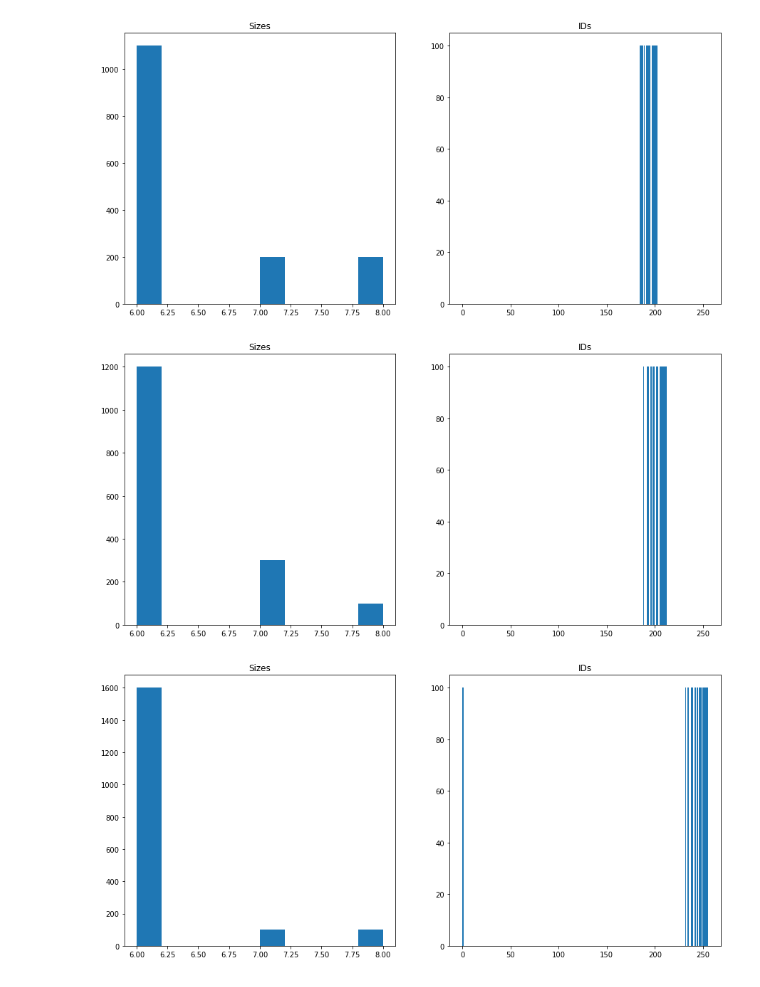
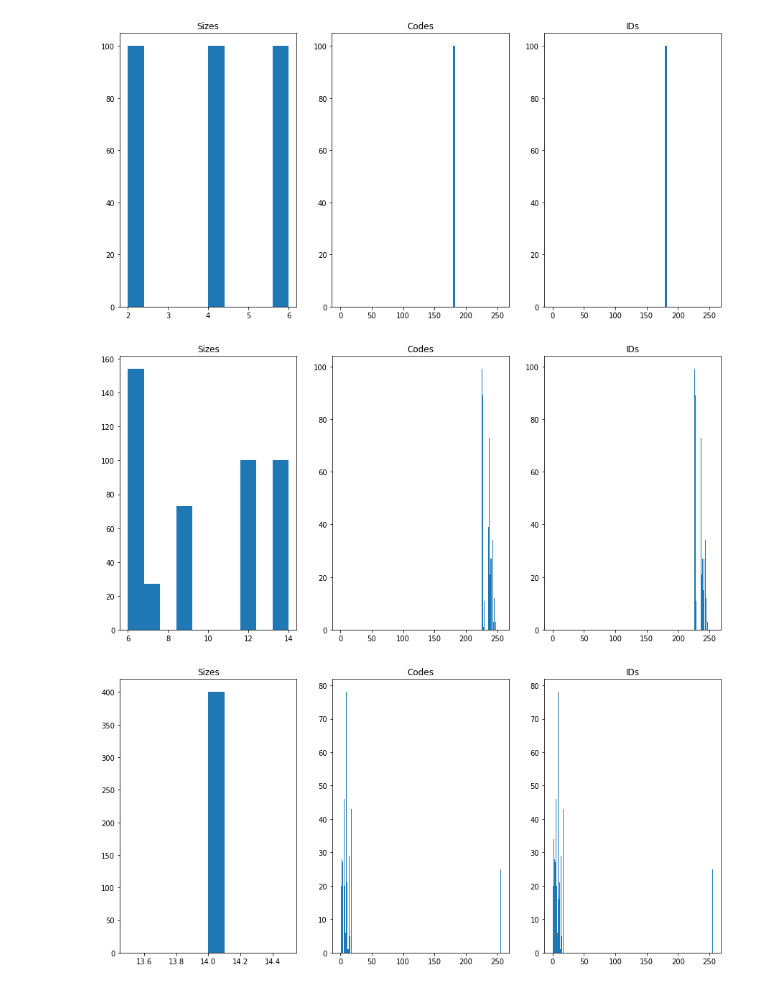
Before and after one commit to SINTEF-9012/thingml-diversifier, a Jupyter notebook: src/main/python/message_stats.ipynb, the cells around one changed output. Saved outputs shown, nothing was run; the diff lists cells and outputs as text; code cells hidden in the pictures.

```diff
--- a/src/main/python/message_stats.ipynb
+++ b/src/main/python/message_stats.ipynb
@@ -20,22 +20,35 @@ def plotStats(num, name):
     msgs = list(logToMsgs('../resources/logs/'+name+'.log'))
 
     sizes = np.array([len(msg) for msg in msgs])
-    id = np.array([msg[0] for msg in msgs])
+    codes = np.array([msg[0] for msg in msgs])
+    ids = np.array([msg[0] for msg in msgs])#Customer IDs, which we know are the first params in all thingml messages in non-diversified versions
 
     plt.figure(num,figsize=(15,7))
-    plt.subplot(1,2,1)
+    plt.subplot(1,3,1)
     plt.hist(sizes)
     plt.title("Sizes")
 
-    plt.subplot(1,2,2)
-    plt.hist(id,bins=np.arange(0,257)-.5)
+    plt.subplot(1,3,2)
+    plt.hist(codes,bins=np.arange(0,257)-.5)
+    plt.title("Codes")
+
+    plt.subplot(1,3,3)
+    plt.hist(ids,bins=np.arange(0,257)-.5)
     plt.title("IDs")
 # %%
-plotStats(1,'4.1')
-plotStats(2,'4.2')
-plotStats(3,'4.3')
-plotStats(4,'4.4')
+plotStats(1,'0.1')
+#plotStats(1,'0.2')
+#plotStats(1,'0.3')
+#plotStats(1,'0.4')
+
+#plotStats(2,'4.1')
+#plotStats(2,'4.2')
+#plotStats(2,'4.3')
+#plotStats(2,'4.4')
+
+plotStats(3,'4.5-new')
+plotStats(4,'4.6-new')
 # %% [output]
-[figure, old version]
+[figure, new version]
-[figure, old version]
+[figure, new version]
-[figure, old version]
+[figure, new version]
```
Also changed, not shown: parts of 1 cell of this notebook, 4 other files.
